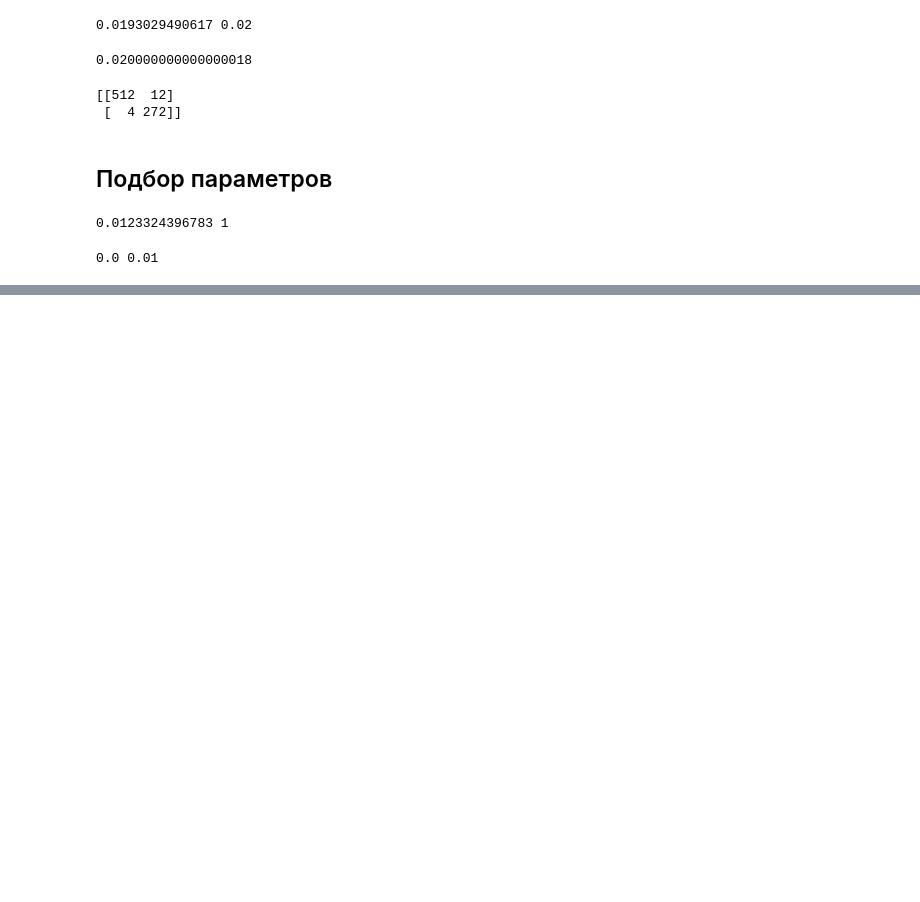
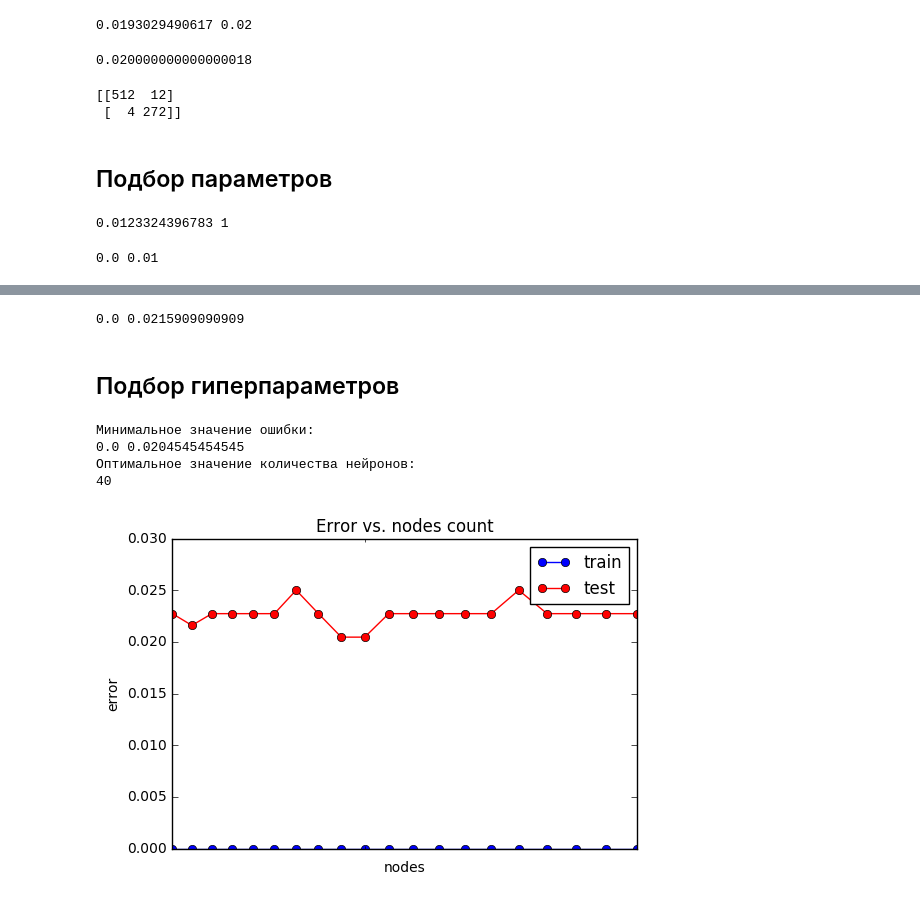
Before and after one commit to ibabaev/MachineLearning, a Jupyter notebook: homework_1.ipynb, the cells around one changed output, grey strips where cells are left out. Saved outputs shown, nothing was run; the diff lists cells and outputs as text; code cells hidden in the pictures; blank space fills up the shorter version.

```diff
--- a/homework_1.ipynb
+++ b/homework_1.ipynb
@@ -464,0 +476,6 @@ print(err_train, err_test)
+# %%
+#Обучение классификатора вида многослойного персептрона. Активационная функция: сигмоида. Один скрытый слой, с количеством
+#нейронов: 100
+from sklearn.neural_network import MLPClassifier
+mlp_model = MLPClassifier(hidden_layer_sizes = (100,), solver = 'lbfgs', activation = 'logistic', random_state = 54)
+mlp_model.fit(X_train, y_train)
@@ -464,0 +498,3 @@ print(err_train, err_test)
+# %%
+mlp_model = MLPClassifier(hidden_layer_sizes = (20,20), solver = 'lbfgs', activation = 'logistic', random_state = 54)
+mlp_model.fit(X_train, y_train)
@@ -464,0 +517,3 @@ print(err_train, err_test)
+# %%
+mlp_model = MLPClassifier(hidden_layer_sizes = (50,40), solver = 'lbfgs', activation = 'logistic', random_state = 54)
+mlp_model.fit(X_train, y_train)
@@ -464,0 +528,49 @@ print(err_train, err_test)
+# %%
+y_train_pred = mlp_model.predict(X_train)
+y_test_pred = mlp_model.predict(X_test)
+
+print(np.mean(y_train != y_train_pred), np.mean(y_test != y_test_pred))
+#Минимальные значения ошибок, которые я смог получить, соответственно оптимальные значения нейронов на двух скрытых слоях
+# должны быть (>30, <50)
+# %% [output]
+0.0 0.0215909090909
+# %% [markdown]
+## Подбор гиперпараметров
+# %%
+#Построим график зависимости ошибок от количества нейронов в скрытом слое (1 скрытый слой)
+nodes_arr_1 = np.arange(30, 50, 1)
+test_err = []
+train_err = []
+for nodes in nodes_arr_1:
+    mlp_model = MLPClassifier(hidden_layer_sizes = (nodes,), solver = 'lbfgs',
+                              activation = 'logistic', random_state = 54)
+    mlp_model.fit(X_train, y_train)
+
+    y_train_pred = mlp_model.predict(X_train)
+    y_test_pred = mlp_model.predict(X_test)
+    train_err.append(np.mean(y_train != y_train_pred))
+    test_err.append(np.mean(y_test != y_test_pred))
+
+print("Минимальное значение ошибки:")
+min_train_err = np.min(train_err)
+min_test_err = np.min(test_err)
+print(min_train_err, min_test_err)
+
+print("Оптимальное значение количества нейронов:")
+nodes_opt_1 = nodes_arr_1[test_err == min_test_err][0]
+print(nodes_opt_1)
+
+plt.semilogx(nodes_arr_1, train_err, 'b-o', label = 'train')
+plt.semilogx(nodes_arr_1, test_err, 'r-o', label = 'test')
+plt.xlim([np.max(nodes_arr_1), np.min(nodes_arr_1)])
+plt.title('Error vs. nodes count')
+plt.xlabel('nodes')
+plt.ylabel('error')
+plt.legend()
+pass
+# %% [output]
+Минимальное значение ошибки:
+0.0 0.0204545454545
+Оптимальное значение количества нейронов:
+40
+[figure, added]
```
Also changed, not shown: parts of 16 cells of this notebook.
